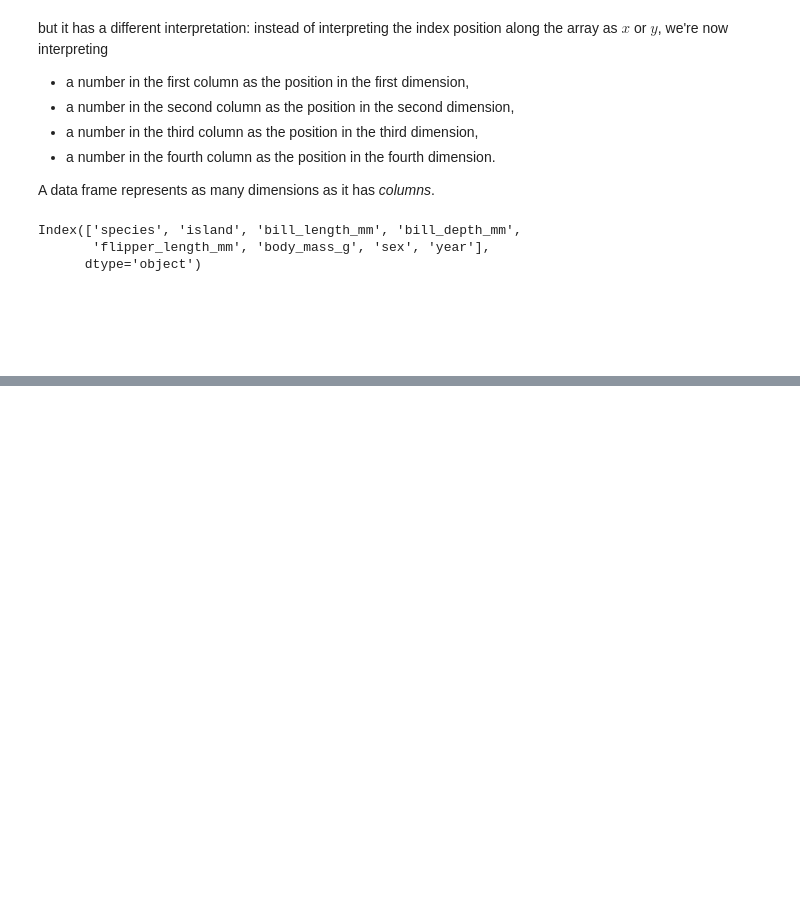
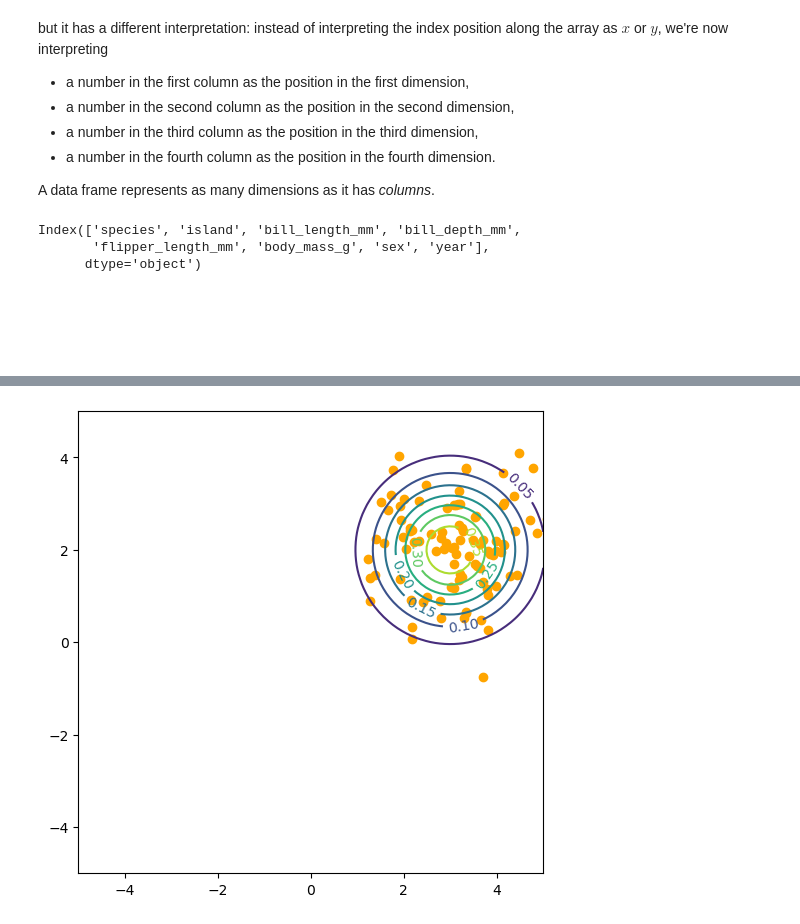
Before and after one commit to jpivarski-talks/2025-07-12-scipy-teen-track, a Jupyter notebook: site/files/03-math-background.ipynb, the cells around one changed output, grey strips where cells are left out. Cells and saved outputs as stored; diff of their text form; code cells hidden in the pictures; blank space fills up the shorter version.

```diff
--- a/site/files/03-math-background.ipynb
+++ b/site/files/03-math-background.ipynb
@@ -296,0 +378,13 @@ Index(['species', 'island', 'bill_length_mm', 'bill_depth_mm',
+# %%
+fig, ax = plt.subplots(figsize=(6, 6))
+
+contour = ax.contour(x, y, probability)
+ax.clabel(contour)
+ax.scatter(measurement_x, measurement_y, color="orange")
+
+ax.set_xlim(-5, 5)
+ax.set_ylim(-5, 5)
+
+None
+# %% [output]
+[figure, added]
```
Also changed, not shown: parts of 11 cells of this notebook.
